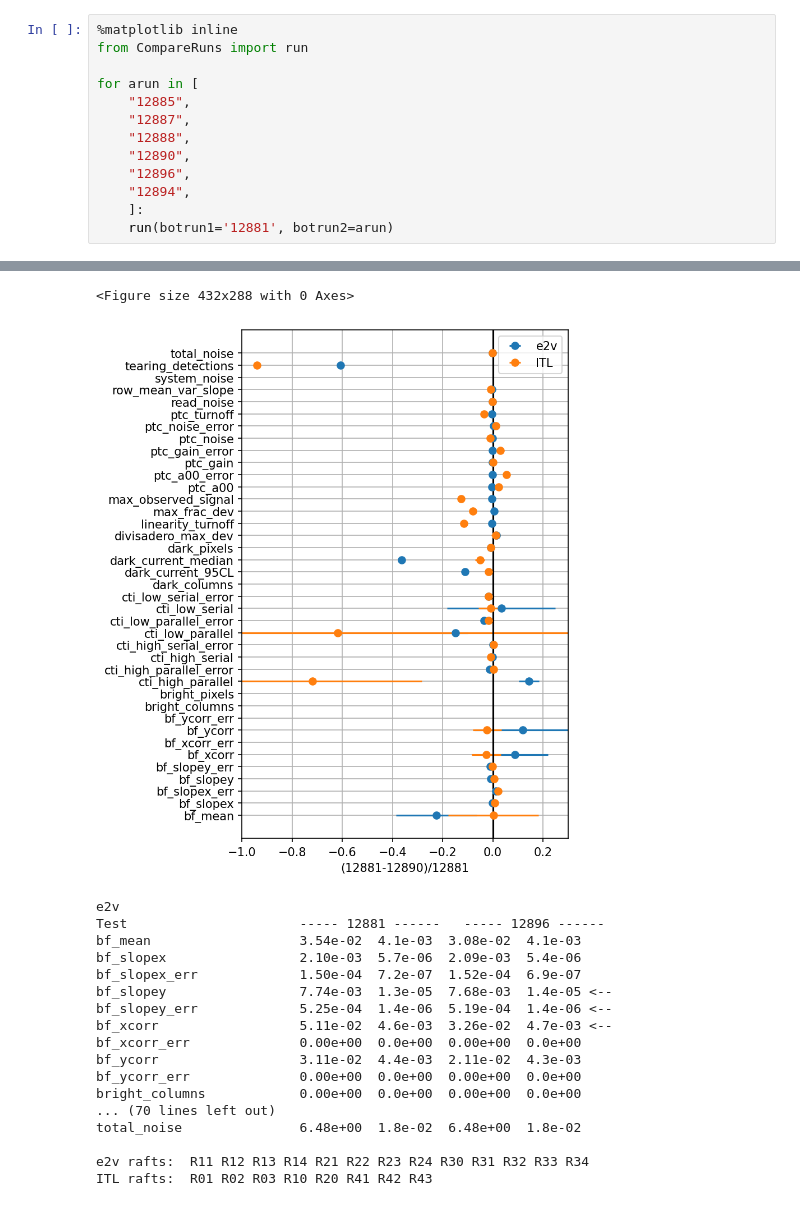
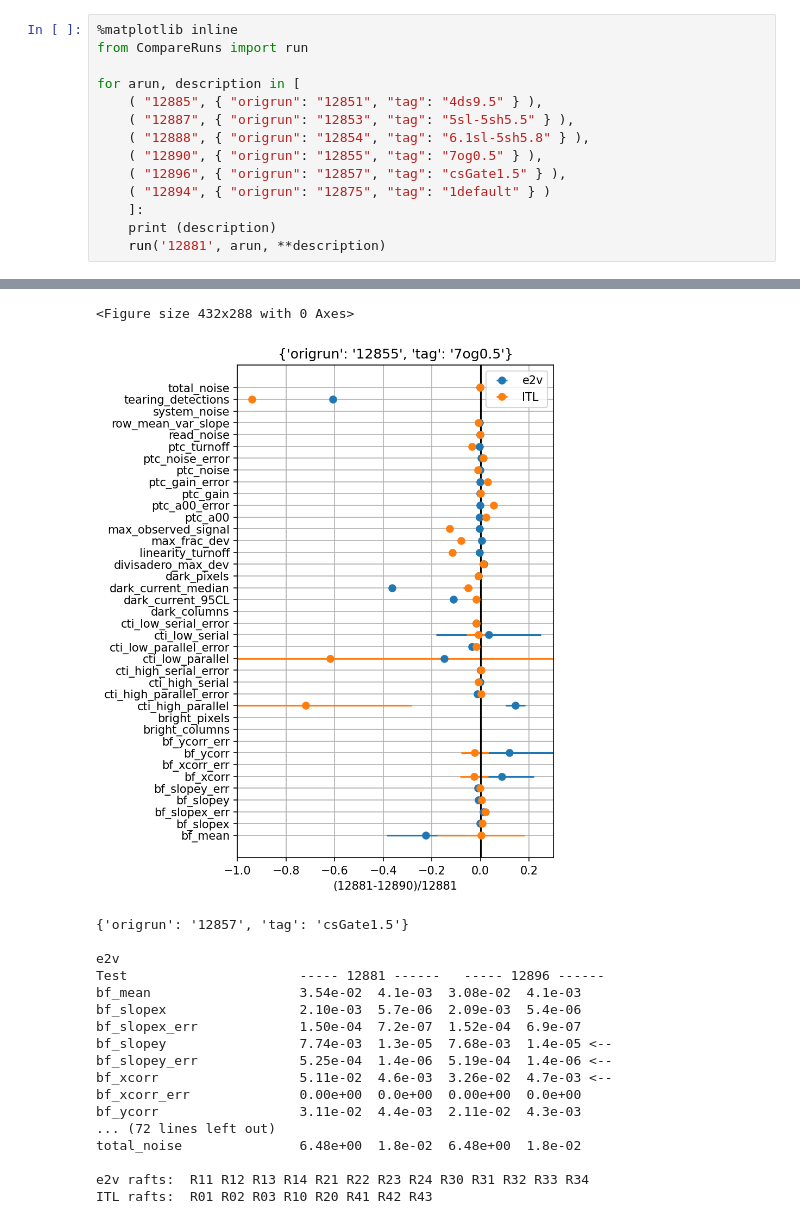
Before and after one commit to lsst-camera-dh/CompareRuns, a Jupyter notebook: example.ipynb, the cells around one changed output, grey strips where cells are left out. Cells and saved outputs as stored; diff of their text form.

```diff
--- a/example.ipynb
+++ b/example.ipynb
@@ -7,13 +5,14 @@
 %matplotlib inline
 from CompareRuns import run
 
-for arun in [
-    "12885",
-    "12887",
-    "12888",
-    "12890",
-    "12896",
-    "12894",
+for arun, description in [
+    ( "12885", { "origrun": "12851", "tag": "4ds9.5" } ),
+    ( "12887", { "origrun": "12853", "tag": "5sl-5sh5.5" } ),
+    ( "12888", { "origrun": "12854", "tag": "6.1sl-5sh5.8" } ),
+    ( "12890", { "origrun": "12855", "tag": "7og0.5" } ),
+    ( "12896", { "origrun": "12857", "tag": "csGate1.5" } ),
+    ( "12894", { "origrun": "12875", "tag": "1default" } )
     ]:
-    run(botrun1='12881', botrun2=arun)
+    print (description)
+    run('12881', arun, **description)
 # %% [output]
@@ -89,9 +88,11 @@ bright_columns            0.00e+00  0.0e+00  0.00e+00  0.0e+00
 total_noise               6.48e+00  1.8e-02  6.47e+00  1.8e-02
 
 e2v rafts:  R11 R12 R13 R14 R21 R22 R23 R24 R30 R31 R32 R33 R34
 ITL rafts:  R01 R02 R03 R10 R20 R41 R42 R43
 <Figure size 432x288 with 0 Axes>
-[figure, old version]
+[figure, new version]
+{'origrun': '12857', 'tag': 'csGate1.5'}
+
 e2v
 Test                      ----- 12881 ------   ----- 12896 ------
 bf_mean                   3.54e-02  4.1e-03  3.08e-02  4.1e-03
@@ -102,9 +103,7 @@ bf_slopey_err             5.25e-04  1.4e-06  5.19e-04  1.4e-06 <--
 bf_xcorr                  5.11e-02  4.6e-03  3.26e-02  4.7e-03 <--
 bf_xcorr_err              0.00e+00  0.0e+00  0.00e+00  0.0e+00
 bf_ycorr                  3.11e-02  4.4e-03  2.11e-02  4.3e-03
-bf_ycorr_err              0.00e+00  0.0e+00  0.00e+00  0.0e+00
-bright_columns            0.00e+00  0.0e+00  0.00e+00  0.0e+00
-... (70 lines left out)
+... (72 lines left out)
 total_noise               6.48e+00  1.8e-02  6.48e+00  1.8e-02
 
 e2v rafts:  R11 R12 R13 R14 R21 R22 R23 R24 R30 R31 R32 R33 R34
```
Also changed, not shown: parts of 2 cells of this notebook, 1 other file.
